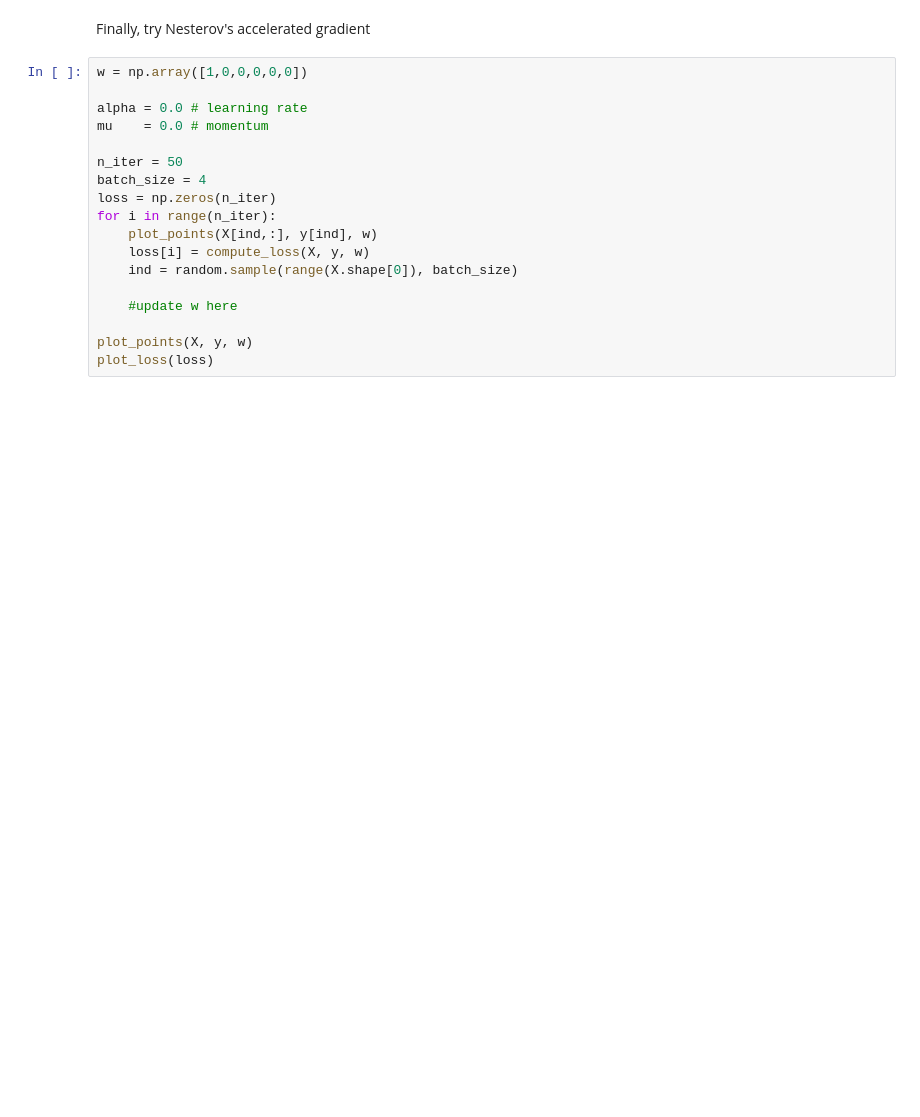
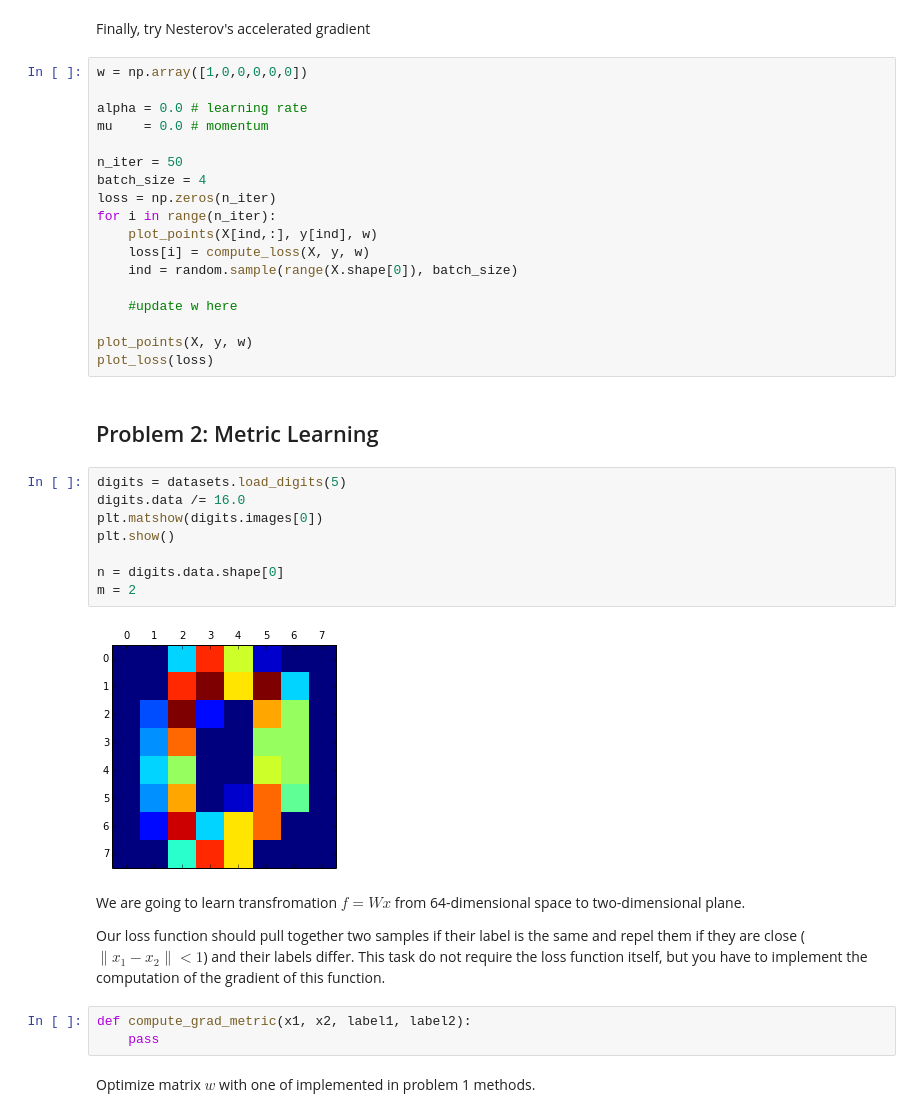
Before and after one commit to ddtm/dl-course, a Jupyter notebook: Seminar4/Seminar4.ipynb, the cells around one changed output. Drawn from its saved outputs; the diff is of its cells as text; blank space fills up the shorter version.

Commit message:
metric learning

```diff
--- a/Seminar4/Seminar4.ipynb
+++ b/Seminar4/Seminar4.ipynb
@@ -120,3 +122,24 @@ for i in range(n_iter):
 
 plot_points(X, y, w)
 plot_loss(loss)
+# %% [markdown]
+## Problem 2: Metric Learning
+# %%
+digits = datasets.load_digits(5)
+digits.data /= 16.0
+plt.matshow(digits.images[0])
+plt.show()
+
+n = digits.data.shape[0]
+m = 2
+# %% [output]
+[figure, added]
+# %% [markdown]
+We are going to learn transfromation $f=Wx$ from 64-dimensional space to two-dimensional plane.
+
+Our loss function should pull together two samples if their label is the same and repel them if they are close ($\|x_1-x_2\|<1$) and their labels differ. This task do not require the loss function itself, but you have to implement the computation of the gradient of this function.
+# %%
+def compute_grad_metric(x1, x2, label1, label2):
+    pass
+# %% [markdown]
+Optimize matrix $w$ with one of implemented in problem 1 methods.
```
Also changed, not shown: parts of 4 cells of this notebook.
